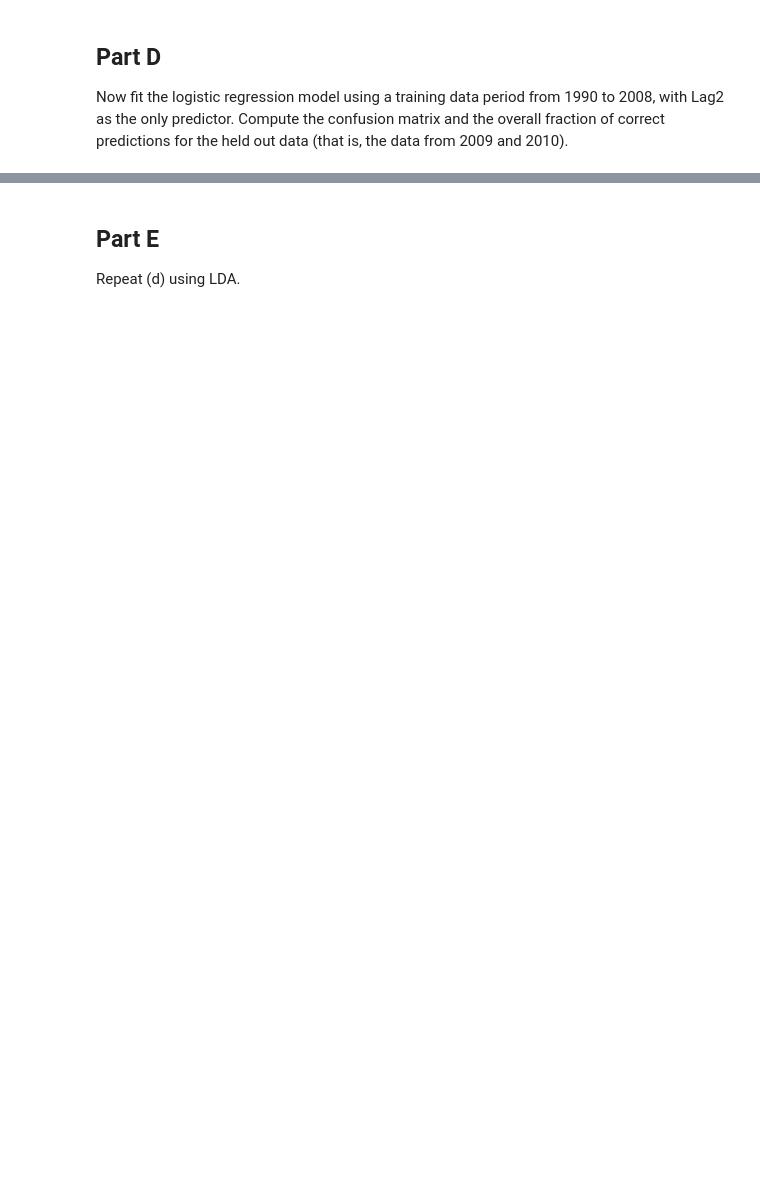
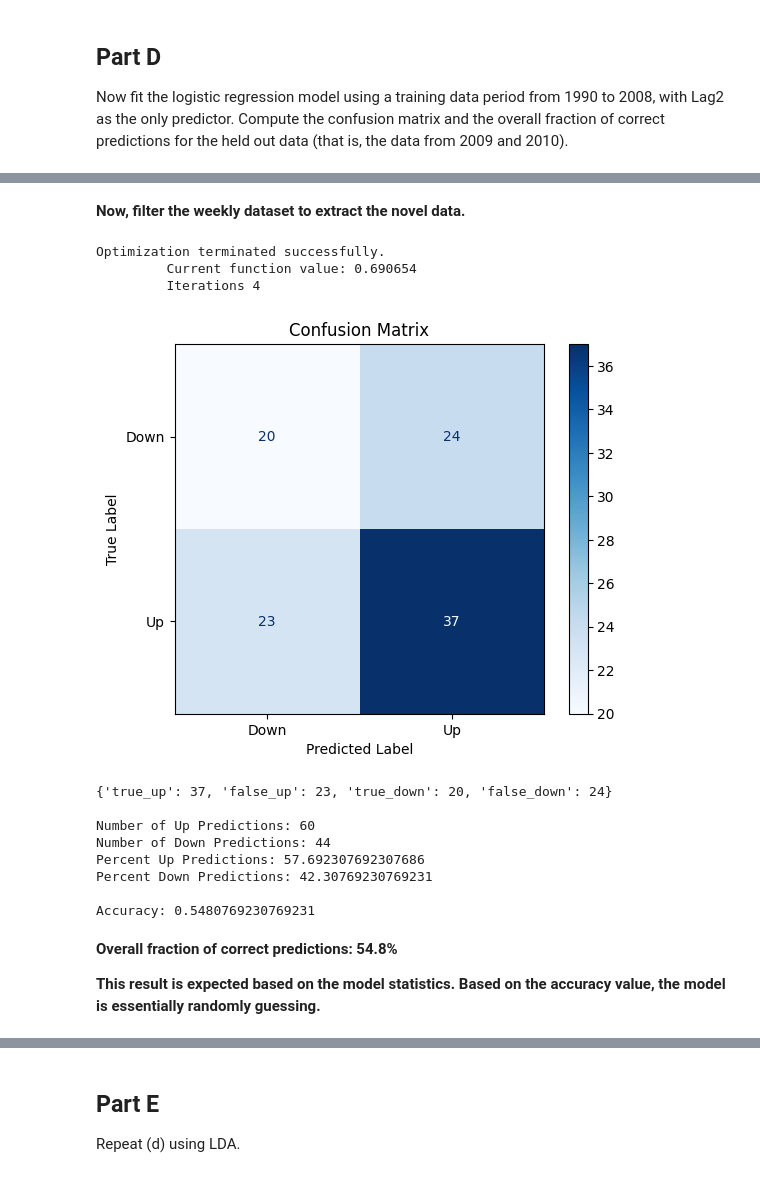
Before and after one commit to rcwaterman/DSE6111, a Jupyter notebook: Module_3/Chapter_4_Exercises/Chapter_4_Exercises.ipynb, the cells around one changed output, grey strips where cells are left out. Saved outputs shown, nothing was run; the diff lists cells and outputs as text; code cells hidden in the pictures; blank space fills up the shorter version.

```diff
--- a/Module_3/Chapter_4_Exercises/Chapter_4_Exercises.ipynb
+++ b/Module_3/Chapter_4_Exercises/Chapter_4_Exercises.ipynb
@@ -23,3 +241,12 @@ Compute the confusion matrix and overall fraction of correct predictions. Explai
 ## Part D
 
 Now fit the logistic regression model using a training data period from 1990 to 2008, with Lag2 as the only predictor. Compute the confusion matrix and the overall fraction of correct predictions for the held out data (that is, the data from 2009 and 2010).
+# %%
+filtered_weekly = weekly[(weekly['Year']>=1990) & (weekly['Year']<=2008)]
+
+X = filtered_weekly[['Lag2']]
+y = filtered_weekly[['Direction']]
+
+logit_model2 = sm.Logit(y, X).fit()
+
+logit_model2.summary()
@@ -25,0 +278,2 @@ Now fit the logistic regression model using a training data period from 1990 to
+# %% [markdown]
+**Now, filter the weekly dataset to extract the novel data.**
@@ -25,0 +383,26 @@ Now fit the logistic regression model using a training data period from 1990 to
+# %%
+novel_data = weekly[(weekly['Year']>2008)]
+novel_X = novel_data['Lag2']
+novel_y = novel_data['Direction']
+labels = ['Down', 'Up']
+# %%
+logit_model2 = ModelEvaluator('Logistic Regression')
+logit_model2.fit_model(X,y)
+logit_model2.eval_model(novel_X, novel_y, labels)
+# %% [output]
+Optimization terminated successfully.
+         Current function value: 0.690654
+         Iterations 4
+[figure, added]
+{'true_up': 37, 'false_up': 23, 'true_down': 20, 'false_down': 24}
+
+Number of Up Predictions: 60
+Number of Down Predictions: 44
+Percent Up Predictions: 57.692307692307686
+Percent Down Predictions: 42.30769230769231
+
+Accuracy: 0.5480769230769231
+# %% [markdown]
+**Overall fraction of correct predictions: 54.8%**
+
+**This result is expected based on the model statistics. Based on the accuracy value, the model is essentially randomly guessing.**
```
Also changed, not shown: parts of 61 cells of this notebook.
